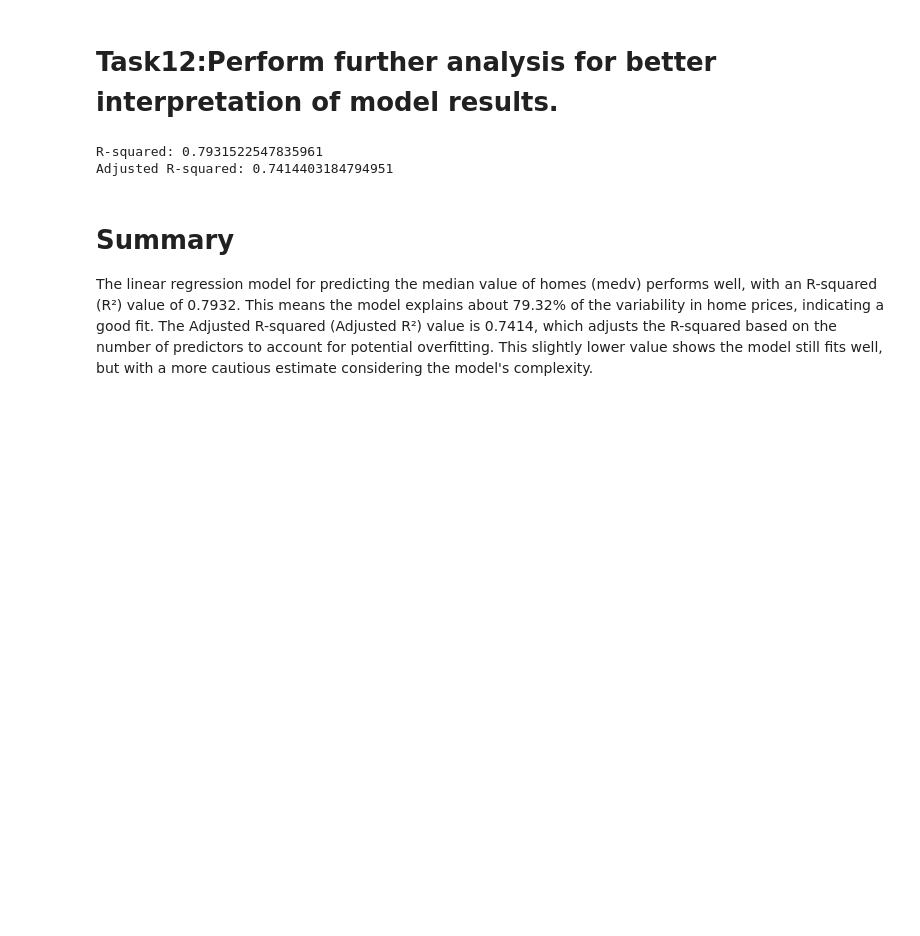
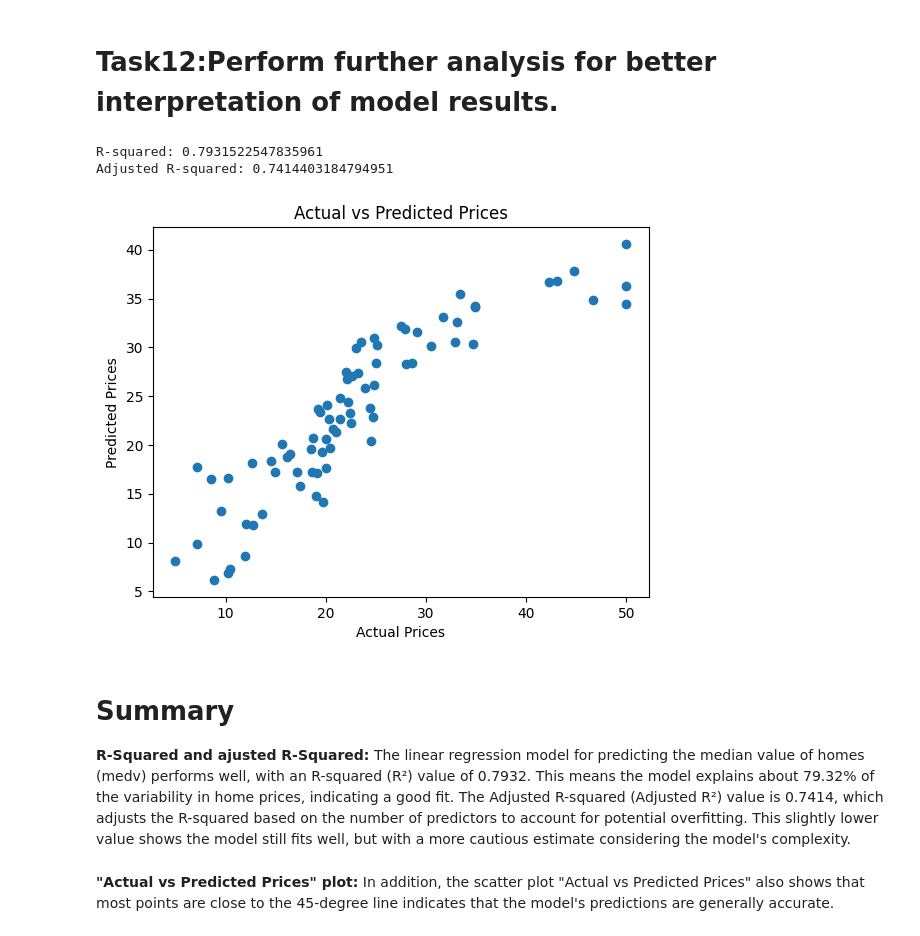
Before and after one commit to Youjian-Huang/ALY_6110_Assignment, a Jupyter notebook: Module_5_Lab.ipynb, the cells around one changed output. Saved outputs shown, nothing was run; the diff lists cells and outputs as text; code cells hidden in the pictures; blank space fills up the shorter version.

```diff
--- a/Module_5_Lab.ipynb
+++ b/Module_5_Lab.ipynb
@@ -235,20 +235,34 @@ R2: 0.7931522547835961
 # %%
 # Predicting on test data
 test_results = lr_model.evaluate(test_df)
 
 # Calculate R-squared
 r2 = test_results.r2
 print(f"R-squared: {r2}")
 
 # Calculate Adjusted R-squared
 n = test_df.count()  # Number of observations
 p = len(test_df.columns) - 2  # Number of predictors (subtracting 'label' and 'features' columns)
 
 adjusted_r2 = 1 - (1 - r2) * ((n - 1) / (n - p - 1))
 print(f"Adjusted R-squared: {adjusted_r2}")
+
+#Plot Predicted vs Actual Values:
+predictions = lr_model.transform(test_df)
+predictions_df = predictions.select("prediction", "medv").toPandas()
+
+import matplotlib.pyplot as plt
+plt.scatter(predictions_df["medv"], predictions_df["prediction"])
+plt.xlabel("Actual Prices")
+plt.ylabel("Predicted Prices")
+plt.title("Actual vs Predicted Prices")
+plt.show()
 # %% [output]
 R-squared: 0.7931522547835961
 Adjusted R-squared: 0.7414403184794951
+[figure, added]
 # %% [markdown]
 # Summary
-The linear regression model for predicting the median value of homes (medv) performs well, with an R-squared (R²) value of 0.7932. This means the model explains about 79.32% of the variability in home prices, indicating a good fit. The Adjusted R-squared (Adjusted R²) value is 0.7414, which adjusts the R-squared based on the number of predictors to account for potential overfitting. This slightly lower value shows the model still fits well, but with a more cautious estimate considering the model's complexity.
+**R-Squared and ajusted R-Squared:** The linear regression model for predicting the median value of homes (medv) performs well, with an R-squared (R²) value of 0.7932. This means the model explains about 79.32% of the variability in home prices, indicating a good fit. The Adjusted R-squared (Adjusted R²) value is 0.7414, which adjusts the R-squared based on the number of predictors to account for potential overfitting. This slightly lower value shows the model still fits well, but with a more cautious estimate considering the model's complexity.
+# %% [markdown]
+**"Actual vs Predicted Prices" plot:** In addition, the scatter plot "Actual vs Predicted Prices" also shows that most points are close to the 45-degree line indicates that the model's predictions are generally accurate.
```
